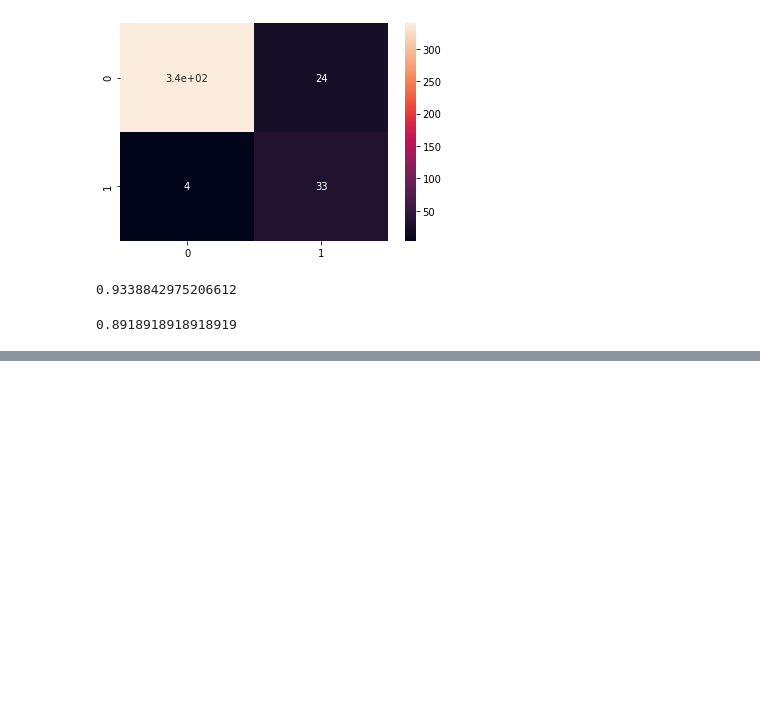
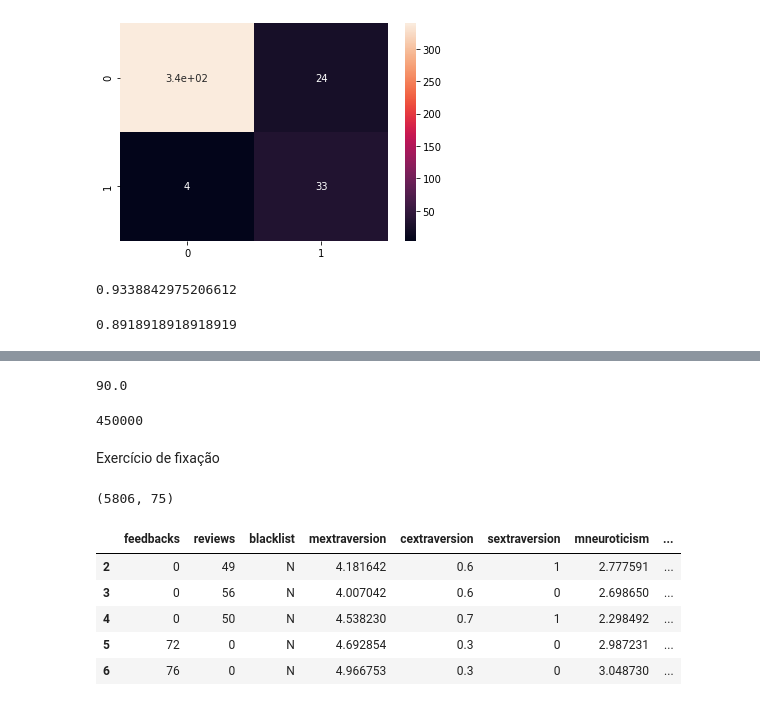
Before and after one commit to miller00315/estatistica_machine_learning, a Jupyter notebook: dados_desbalanceados.ipynb, the cells around one changed output, grey strips where cells are left out. Drawn from its saved outputs; the diff is of its cells as text; code cells hidden in the pictures; blank space fills up the shorter version.

```diff
--- a/dados_desbalanceados.ipynb
+++ b/dados_desbalanceados.ipynb
@@ -142,0 +212,10 @@ sns.heatmap(cm, annot=True);
+# %%
+1000 * 9 / 100
+# %% [output]
+90.0
+# %%
+90 * 5000
+# %% [output]
+450000
+# %% [markdown]
+Exercício de fixação
@@ -142,0 +224,13 @@ sns.heatmap(cm, annot=True);
+# %%
+ebay_dataset.shape
+# %% [output]
+(5806, 75)
+# %%
+ebay_dataset.head()
+# %% [output]
+|  | feedbacks | reviews | blacklist | mextraversion | cextraversion | sextraversion | mneuroticism | ... |
+| 2 | 0 | 49 | N | 4.181642 | 0.6 | 1 | 2.777591 | ... |
+| 3 | 0 | 56 | N | 4.007042 | 0.6 | 0 | 2.698650 | ... |
+| 4 | 0 | 50 | N | 4.538230 | 0.7 | 1 | 2.298492 | ... |
+| 5 | 72 | 0 | N | 4.692854 | 0.3 | 0 | 2.987231 | ... |
+| 6 | 76 | 0 | N | 4.966753 | 0.3 | 0 | 3.048730 | ... |
```
Also changed, not shown: parts of 53 cells of this notebook.
